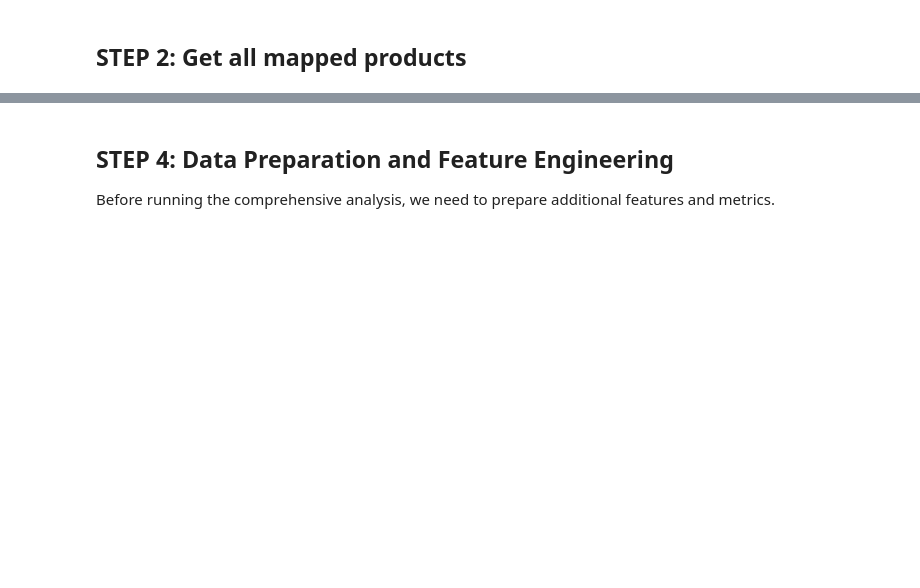
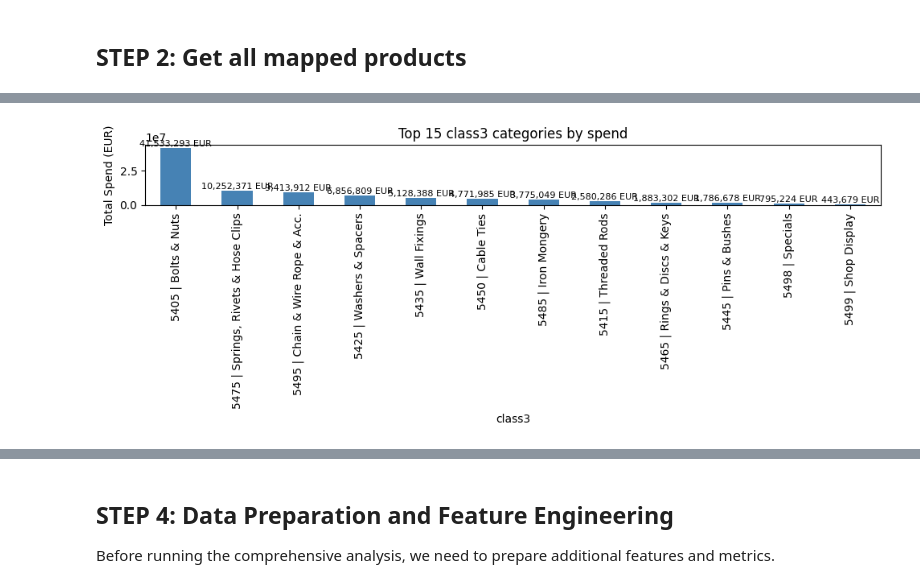
Before and after one commit to MadsKramp/tenders, a Jupyter notebook: spend_analysis.ipynb, the cells around one changed output, grey strips where cells are left out. Cells and saved outputs as stored; diff of their text form; code cells hidden in the pictures; blank space fills up the shorter version.

```diff
--- a/spend_analysis.ipynb
+++ b/spend_analysis.ipynb
@@ -105,2 +204,86 @@ print(f"📊 Prepared product list for {len(list_products)} products with duplic
 
 Now we'll run comprehensive analysis per cluster to understand the business characteristics of each product group.
+# %%
+# Spend distribution summaries (auto-derive missing spend columns)
+df_base = pipeline.data.copy()
+print("Available columns:", df_base.columns.tolist())
+
+# Helper for formatting EUR values
+def format_eur(v):
+    try:
+        return f"{int(round(v)):,} EUR"
+    except Exception:
+        return "NA"
+
+# 1. Spend by class3
+if 'class3' in df_base.columns and 'total_spend' in df_base.columns:
+    class3_spend = (df_base.groupby('class3')['total_spend']
+                    .sum()
+                    .sort_values(ascending=False))
+    top15_class3 = class3_spend.head(15)
+    print("\nTop class3 by total_spend:")
+    display(pd.DataFrame({
+        'class3': top15_class3.index,
+        'total_spend_eur': top15_class3.values,
+        'display': [format_eur(v) for v in top15_class3.values]
+    }))
+    plt.figure(figsize=(10,4))
+    ax = top15_class3.plot(kind='bar', color='steelblue')
+    plt.ylabel('Total Spend (EUR)')
+    plt.title('Top 15 class3 categories by spend')
+    # Annotate bars
+    for p in ax.patches:
+        val = p.get_height()
+        ax.annotate(format_eur(val),
+                    (p.get_x() + p.get_width()/2, val),
+                    ha='center', va='bottom', fontsize=8)
+    plt.tight_layout()
+    plt.show()
+else:
+    print("class3 or total_spend column still missing; cannot compute class3 spend.")
+
+# 2. Spend by Group Vendor
+if 'crm_main_group_vendor' in df_base.columns and 'total_spend' in df_base.columns:
+    vendor_spend = (df_base.groupby('crm_main_group_vendor')['total_spend']
+                    .sum()
+                    .sort_values(ascending=False))
+    top15_vendor = vendor_spend.head(15)
+    print("\nTop Group Vendors by total_spend:")
+    display(pd.DataFrame({
+        'crm_main_group_vendor': top15_vendor.index,
+        'total_spend_eur': top15_vendor.values,
+        'display': [format_eur(v) for v in top15_vendor.values]
+    }))
+    plt.figure(figsize=(10,4))
+    ax = top15_vendor.plot(kind='bar', color='darkgreen')
+    plt.ylabel('Total Spend (EUR)')
+    plt.title('Top 15 Group Vendors by spend')
+    for p in ax.patches:
+        val = p.get_height()
+        ax.annotate(format_eur(val),
+                    (p.get_x() + p.get_width()/2, val),
+                    ha='center', va='bottom', fontsize=8)
+    plt.tight_layout()
+    plt.show()
+else:
+    print("crm_main_group_vendor or total_spend column still missing; cannot compute vendor spend.")
+
+# 3. ABC segmentation (run if not present)
+if 'abc_segmentation' not in pipeline.analysis_results:
+    try:
+        print("\nRunning ABC segmentation (80/95 thresholds) ...")
+        abc_results = pipeline.run_abc_segmentation(spend_col='total_spend', thresholds=(0.80,0.95), include_models=False)
+    except Exception as e:
+        print(f"⚠️ ABC segmentation failed: {e}")
+else:
+    abc_results = pipeline.analysis_results['abc_segmentation']
+if 'abc_segmentation' in pipeline.analysis_results:
+    abc_df = abc_results['abc_df']
+    tier_counts = abc_df['abc_tier'].value_counts().sort_index()
+    print("\nABC Tier Counts:")
+    print(tier_counts)
+    # Show tier share summary
+    display(abc_results['abc_summary'])
+else:
+    print("ABC segmentation unavailable (spend column missing).")
+# %% [output]
@@ -106,0 +306 @@ Now we'll run comprehensive analysis per cluster to understand the business char
+[figure, added]
```
Also changed, not shown: parts of 12 cells of this notebook, 5 other files.
